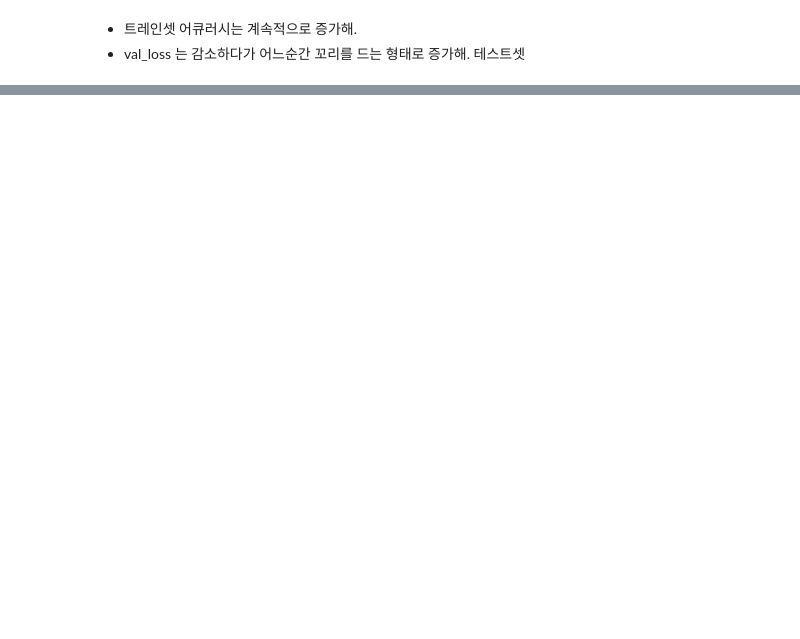
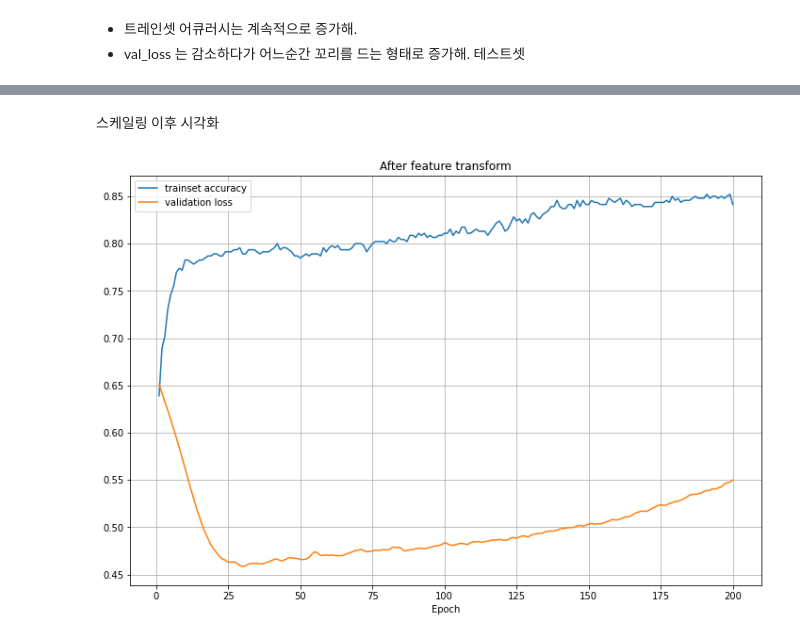
Before and after one commit to 0jipy/DeepLearning_2022_01, a Jupyter notebook: 01.Basic/03_Pima_indians_diabetes.ipynb, the cells around one changed output, grey strips where cells are left out. Drawn from its saved outputs; the diff is of its cells as text; code cells hidden in the pictures; blank space fills up the shorter version.

```diff
--- a/01.Basic/03_Pima_indians_diabetes.ipynb
+++ b/01.Basic/03_Pima_indians_diabetes.ipynb
@@ -77,5 +78,5 @@ model.evaluate(X_test, y_test)
 # %%
 scaled = StandardScaler().fit_transform(df.values[:, :-1])
-X_train2, X_test2, y_train2, y_test2 = train_test_split(
+X_train2, X_test2, y_train, y_test = train_test_split(
     scaled, df.values[:,-1], stratify=df.values[:, -1], random_state=2022
 )
@@ -144,0 +150,13 @@ Text(0.5, 1.0, 'Loss')
+# %% [markdown]
+스케일링 이후 시각화
+# %%
+plt.figure(figsize=(12,8))
+plt.plot(xs, history2.history['accuracy'], ms=10, label='trainset accuracy')
+plt.plot(xs, history2.history['val_loss'], ms=10, label='validation loss')
+plt.legend()
+plt.grid()
+plt.xlabel('Epoch')
+plt.title('After feature transform')
+plt.show()
+# %% [output]
+[figure, added]
```
Also changed, not shown: parts of 13 cells of this notebook, 1 other file.
